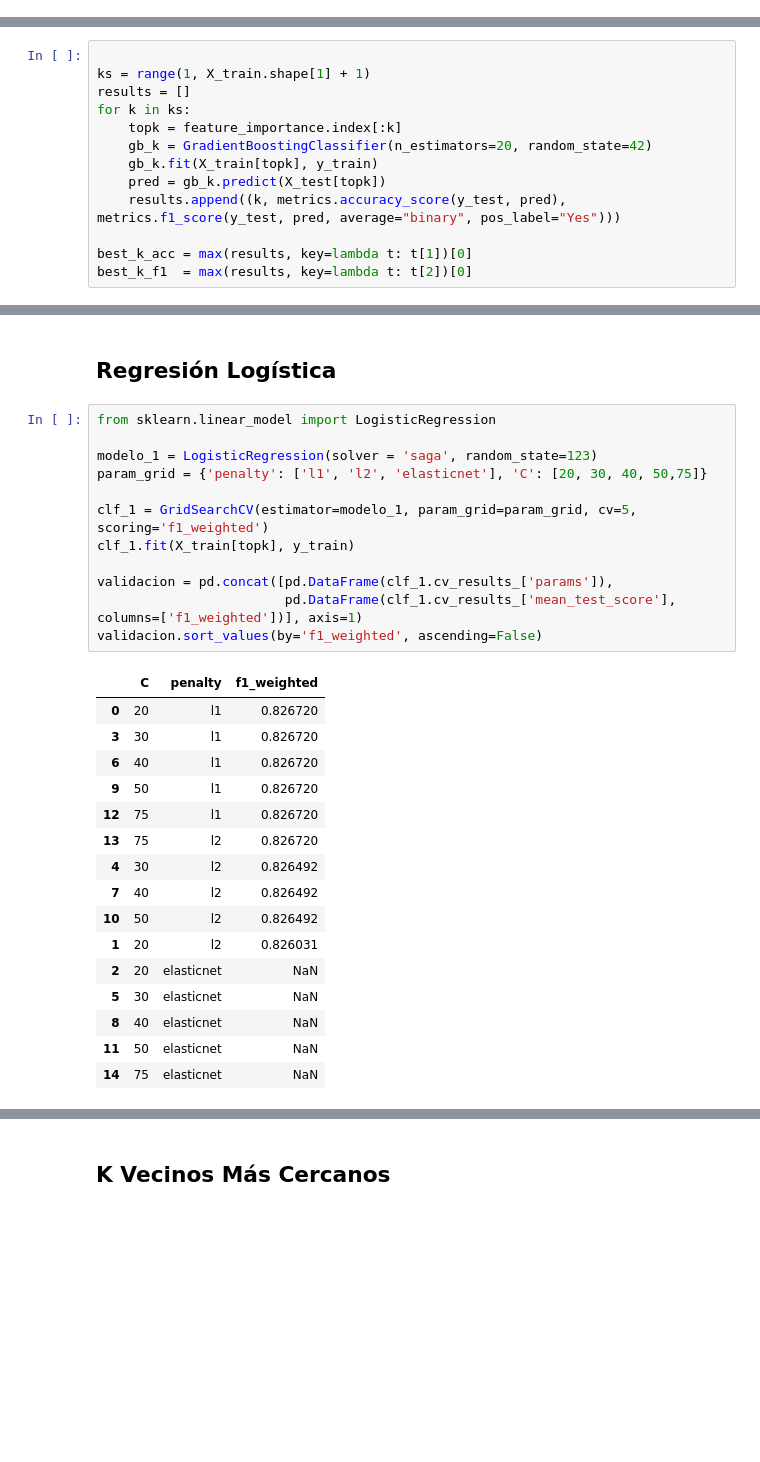
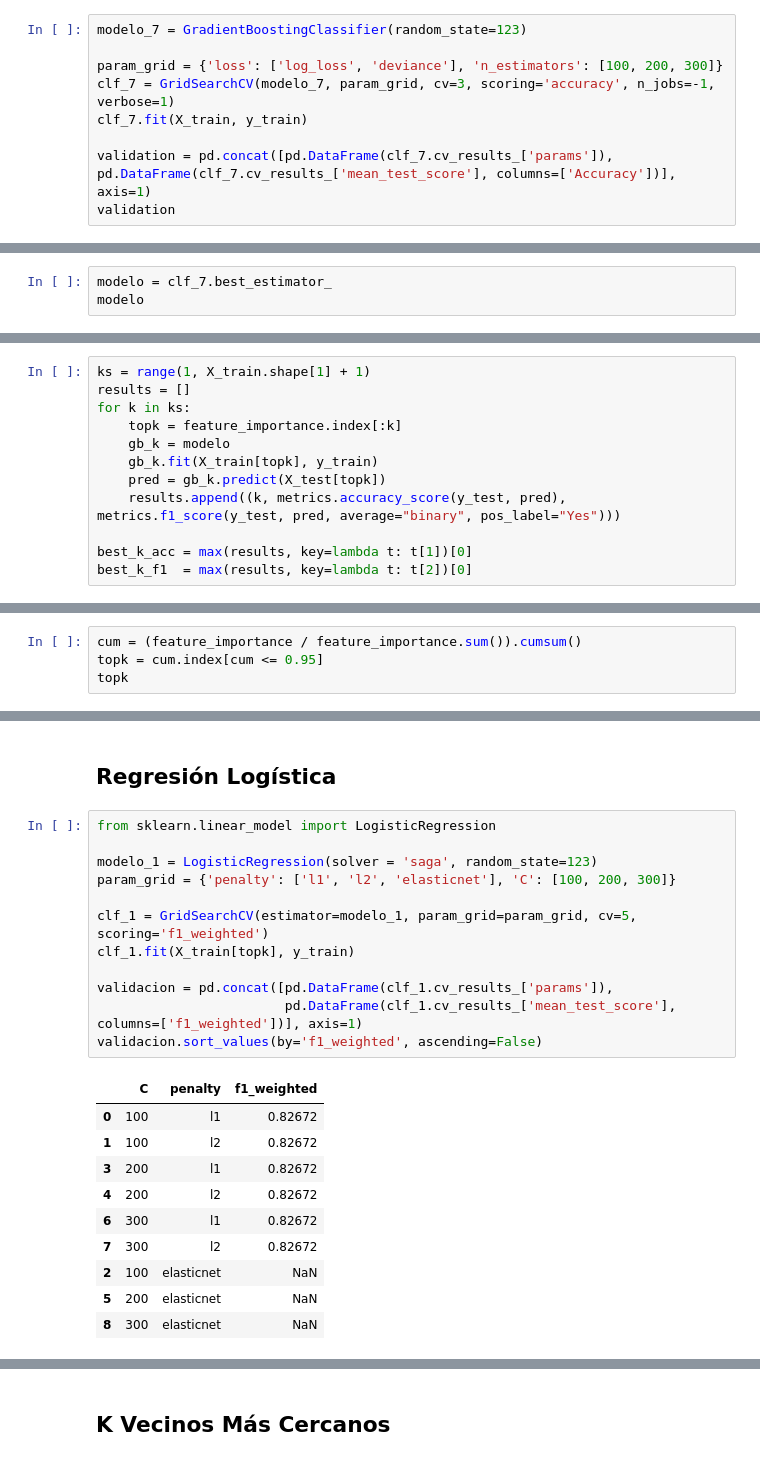
Before and after one commit to Tomaslopera/Telco_Classification, a Jupyter notebook: telco.ipynb, the cells around one changed output, grey strips where cells are left out. Saved outputs shown, nothing was run; the diff lists cells and outputs as text; blank space fills up the shorter version.

```diff
--- a/telco.ipynb
+++ b/telco.ipynb
@@ -488,0 +494,9 @@ dtype: float64
+# %%
+modelo_7 = GradientBoostingClassifier(random_state=123)
+
+param_grid = {'loss': ['log_loss', 'deviance'], 'n_estimators': [100, 200, 300]}
+clf_7 = GridSearchCV(modelo_7, param_grid, cv=3, scoring='accuracy', n_jobs=-1, verbose=1)
+clf_7.fit(X_train, y_train)
+
+validation = pd.concat([pd.DataFrame(clf_7.cv_results_['params']), pd.DataFrame(clf_7.cv_results_['mean_test_score'], columns=['Accuracy'])], axis=1)
+validation
@@ -488,0 +512,3 @@ dtype: float64
+# %%
+modelo = clf_7.best_estimator_
+modelo
@@ -489,12 +519,11 @@ dtype: float64
 # %%
 import sklearn.metrics as metrics
 # %%
-
 ks = range(1, X_train.shape[1] + 1)
 results = []
 for k in ks:
     topk = feature_importance.index[:k]
-    gb_k = GradientBoostingClassifier(n_estimators=20, random_state=42)
+    gb_k = modelo
     gb_k.fit(X_train[topk], y_train)
     pred = gb_k.predict(X_test[topk])
     results.append((k, metrics.accuracy_score(y_test, pred), metrics.f1_score(y_test, pred, average="binary", pos_label="Yes")))
@@ -516 +545,5 @@ F1: 0.6505771248688352
 Rasgos seleccionados: ['Number of Referrals', 'Contract_Month-to-Month', 'Tenure in Months', 'Monthly Charge', 'Contract_Two Year', 'Dependents_Yes', 'Zip Code', 'Age', 'Payment Method_Credit Card', ' ...
+# %%
+cum = (feature_importance / feature_importance.sum()).cumsum()
+topk = cum.index[cum <= 0.95]
+topk
@@ -566,32 +611,26 @@ def evaluar_modelos(models, X_train, Y_train, X_test, Y_test):
 # %%
 from sklearn.linear_model import LogisticRegression
 
 modelo_1 = LogisticRegression(solver = 'saga', random_state=123)
-param_grid = {'penalty': ['l1', 'l2', 'elasticnet'], 'C': [20, 30, 40, 50,75]}
+param_grid = {'penalty': ['l1', 'l2', 'elasticnet'], 'C': [100, 200, 300]}
 
 clf_1 = GridSearchCV(estimator=modelo_1, param_grid=param_grid, cv=5, scoring='f1_weighted')
 clf_1.fit(X_train[topk], y_train)
 
 validacion = pd.concat([pd.DataFrame(clf_1.cv_results_['params']),
                         pd.DataFrame(clf_1.cv_results_['mean_test_score'], columns=['f1_weighted'])], axis=1)
 validacion.sort_values(by='f1_weighted', ascending=False)
 # %% [output]
 |  | C | penalty | f1_weighted |
-| 0 | 20 | l1 | 0.826720 |
-| 3 | 30 | l1 | 0.826720 |
-| 6 | 40 | l1 | 0.826720 |
-| 9 | 50 | l1 | 0.826720 |
-| 12 | 75 | l1 | 0.826720 |
-| 13 | 75 | l2 | 0.826720 |
-| 4 | 30 | l2 | 0.826492 |
-| 7 | 40 | l2 | 0.826492 |
-| 10 | 50 | l2 | 0.826492 |
-| 1 | 20 | l2 | 0.826031 |
-| 2 | 20 | elasticnet | NaN |
-| 5 | 30 | elasticnet | NaN |
-| 8 | 40 | elasticnet | NaN |
-| 11 | 50 | elasticnet | NaN |
-| 14 | 75 | elasticnet | NaN |
+| 0 | 100 | l1 | 0.82672 |
+| 1 | 100 | l2 | 0.82672 |
+| 3 | 200 | l1 | 0.82672 |
+| 4 | 200 | l2 | 0.82672 |
+| 6 | 300 | l1 | 0.82672 |
+| 7 | 300 | l2 | 0.82672 |
+| 2 | 100 | elasticnet | NaN |
+| 5 | 200 | elasticnet | NaN |
+| 8 | 300 | elasticnet | NaN |
 # %%
 modelo_1 = clf_1.best_estimator_
 modelos.append(('Regresión Logística', modelo_1))
```
Also changed, not shown: parts of 12 cells of this notebook.
